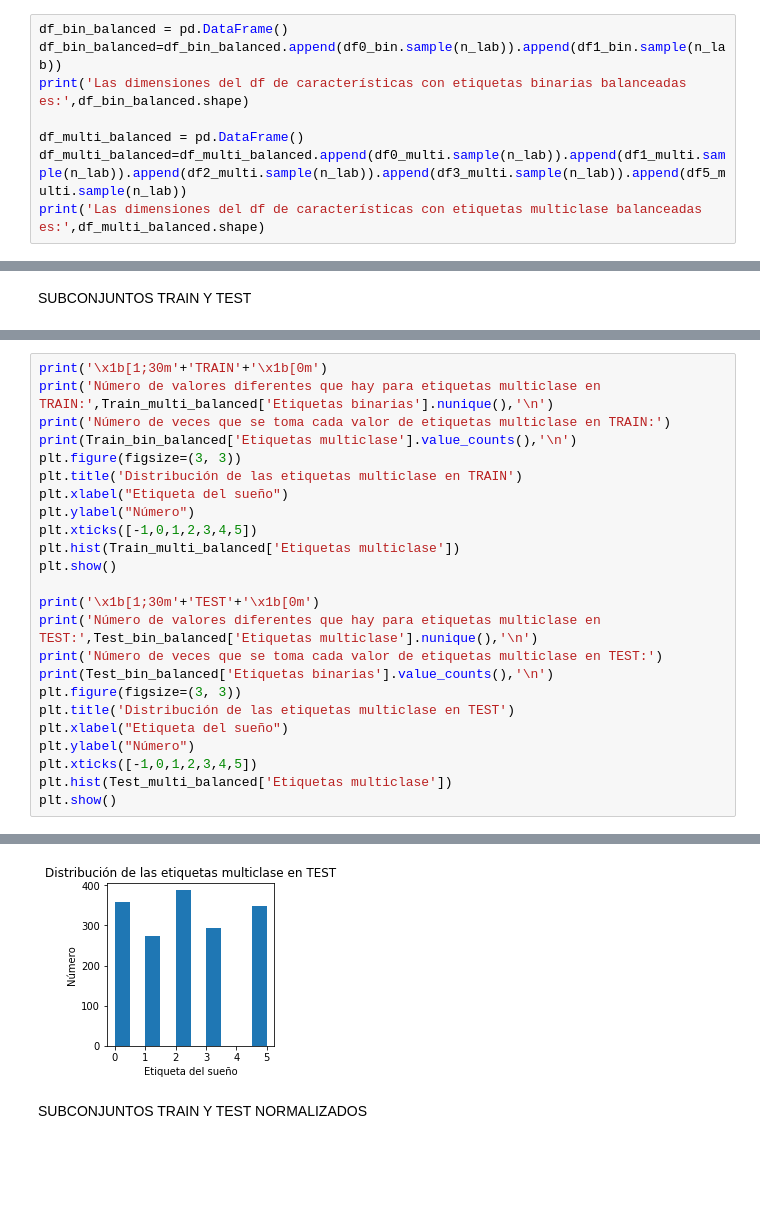
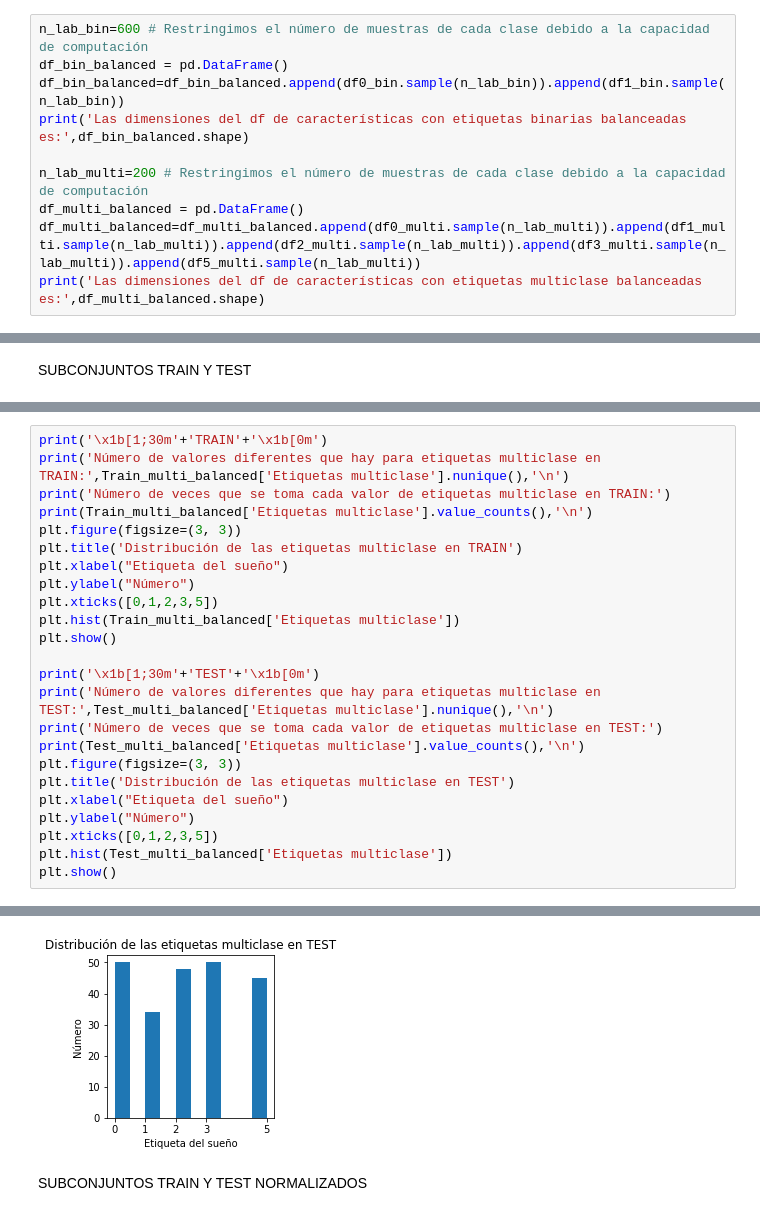
Before and after one commit to Noemiglois/SleepAnalysisWearable, a Jupyter notebook: TrainTest.ipynb, the cells around one changed output, grey strips where cells are left out. Drawn from its saved outputs; the diff is of its cells as text; blank space fills up the shorter version.

```diff
--- a/TrainTest.ipynb
+++ b/TrainTest.ipynb
@@ -205,11 +193,13 @@ print('\n','Binarias:',n_lab_binarias,'\n','Multiclase:',n_lab_multiclase,'\n','
 # %% [markdown]
 Nos creamos dos dataframes distintos: uno con los datos de las etiquetas multiclase balanceados (*df_multi_balanced*) y el otro con los datos de las etiquetas binarias balanceados (*df_bin_balanced*). Se han valanceado todas las clases (tanto binarias como multiclase) al número mínimo de etiquetas de los dos tipos.
 # %%
+n_lab_bin=600 # Restringimos el número de muestras de cada clase debido a la capacidad de computación
 df_bin_balanced = pd.DataFrame()
-df_bin_balanced=df_bin_balanced.append(df0_bin.sample(n_lab)).append(df1_bin.sample(n_lab))
+df_bin_balanced=df_bin_balanced.append(df0_bin.sample(n_lab_bin)).append(df1_bin.sample(n_lab_bin))
 print('Las dimensiones del df de características con etiquetas binarias balanceadas es:',df_bin_balanced.shape)
 
+n_lab_multi=200 # Restringimos el número de muestras de cada clase debido a la capacidad de computación
 df_multi_balanced = pd.DataFrame()
-df_multi_balanced=df_multi_balanced.append(df0_multi.sample(n_lab)).append(df1_multi.sample(n_lab)).append(df2_multi.sample(n_lab)).append(df3_multi.sample(n_lab)).append(df5_multi.sample(n_lab))
+df_multi_balanced=df_multi_balanced.append(df0_multi.sample(n_lab_multi)).append(df1_multi.sample(n_lab_multi)).append(df2_multi.sample(n_lab_multi)).append(df3_multi.sample(n_lab_multi)).append(df5_multi.sample(n_lab_multi))
 print('Las dimensiones del df de características con etiquetas multiclase balanceadas es:',df_multi_balanced.shape)
 # %% [output]
@@ -521,25 +511,25 @@ Las dimensiones de la matriz de TEST con etiquetas multiclase es: (1660, 16)
 # %%
 print('\x1b[1;30m'+'TRAIN'+'\x1b[0m')
-print('Número de valores diferentes que hay para etiquetas multiclase en TRAIN:',Train_multi_balanced['Etiquetas binarias'].nunique(),'\n')
+print('Número de valores diferentes que hay para etiquetas multiclase en TRAIN:',Train_multi_balanced['Etiquetas multiclase'].nunique(),'\n')
 print('Número de veces que se toma cada valor de etiquetas multiclase en TRAIN:')
-print(Train_bin_balanced['Etiquetas multiclase'].value_counts(),'\n')
+print(Train_multi_balanced['Etiquetas multiclase'].value_counts(),'\n')
 plt.figure(figsize=(3, 3))
 plt.title('Distribución de las etiquetas multiclase en TRAIN')
 plt.xlabel("Etiqueta del sueño")
 plt.ylabel("Número")
-plt.xticks([-1,0,1,2,3,4,5])
+plt.xticks([0,1,2,3,5])
 plt.hist(Train_multi_balanced['Etiquetas multiclase'])
 plt.show()
 
 print('\x1b[1;30m'+'TEST'+'\x1b[0m')
-print('Número de valores diferentes que hay para etiquetas multiclase en TEST:',Test_bin_balanced['Etiquetas multiclase'].nunique(),'\n')
+print('Número de valores diferentes que hay para etiquetas multiclase en TEST:',Test_multi_balanced['Etiquetas multiclase'].nunique(),'\n')
 print('Número de veces que se toma cada valor de etiquetas multiclase en TEST:')
-print(Test_bin_balanced['Etiquetas binarias'].value_counts(),'\n')
+print(Test_multi_balanced['Etiquetas multiclase'].value_counts(),'\n')
 plt.figure(figsize=(3, 3))
 plt.title('Distribución de las etiquetas multiclase en TEST')
 plt.xlabel("Etiqueta del sueño")
 plt.ylabel("Número")
-plt.xticks([-1,0,1,2,3,4,5])
+plt.xticks([0,1,2,3,5])
 plt.hist(Test_multi_balanced['Etiquetas multiclase'])
 plt.show()
 # %% [output]
@@ -564,4 +557,4 @@ Name: Etiquetas binarias, dtype: int64
-[figure, old version]
+[figure, new version]
 # %% [markdown]
 SUBCONJUNTOS TRAIN Y TEST NORMALIZADOS
 # %%
```
Also changed, not shown: parts of 19 cells of this notebook, 20 other files.
